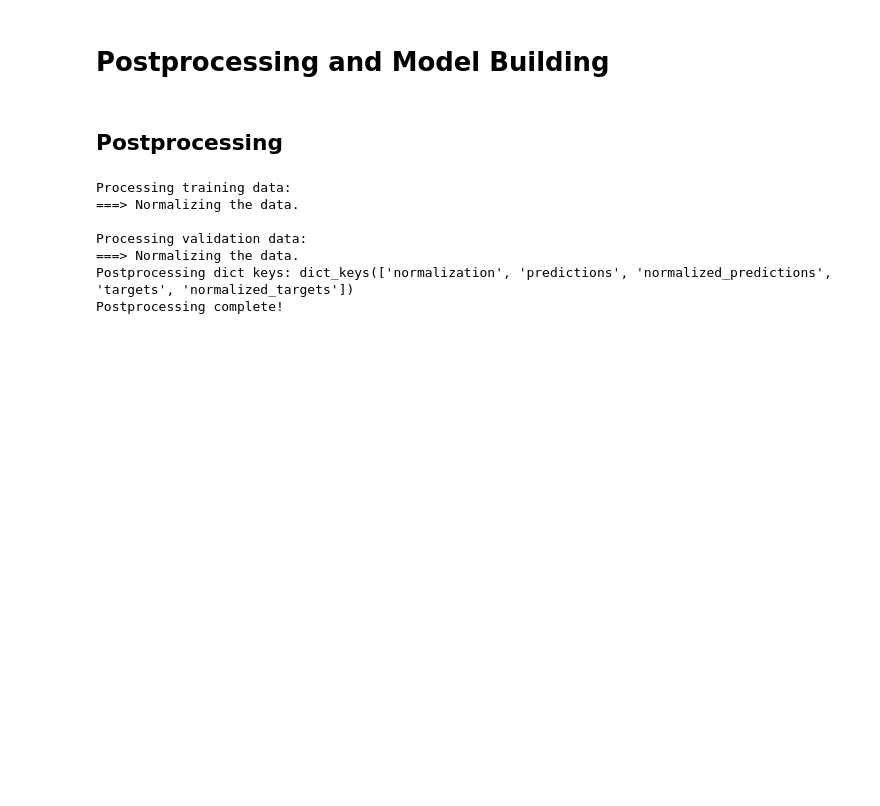
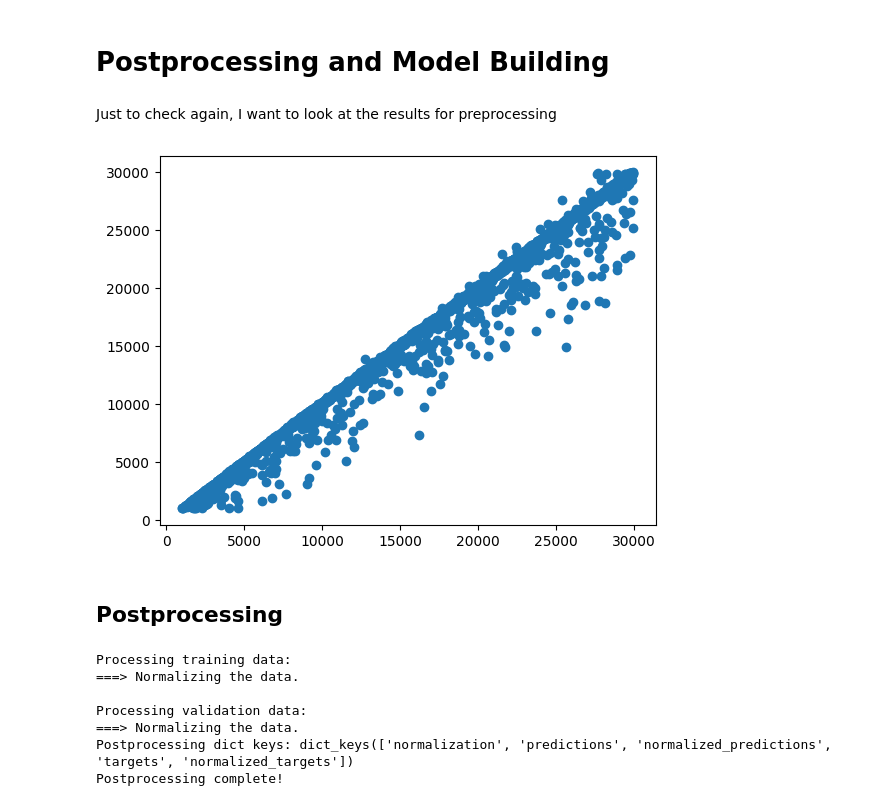
Before and after one commit to ak1376/Demographic_Inference, a Jupyter notebook: notebooks/running_remaining_rules.ipynb, the cells around one changed output. Drawn from its saved outputs; the diff is of its cells as text; code cells hidden in the pictures; blank space fills up the shorter version.

```diff
--- a/notebooks/running_remaining_rules.ipynb
+++ b/notebooks/running_remaining_rules.ipynb
@@ -50,3 +48,14 @@ os.environ['PYTHONPATH'] = '/sietch_colab/akapoor/Demographic_Inference:' + os.e
+# %% [markdown]
+Just to check again, I want to look at the results for preprocessing
+# %%
+with open('/projects/kernlab/akapoor/Demographic_Inference/split_isolation_model_dadi_analysis_True_moments_analysis_True_momentsLD_analysis_True_seed_42/sims/sims_pretrain_5000_sims_inference_1_seed_42_num_replicates_3_top_values_2/preprocessing_results_obj.pkl', 'rb') as f:
+    preproc = pickle.load(f)
+# %%
+import matplotlib.pyplot as plt
+plt.scatter(preproc['training']['predictions']['moments_rep1_Na'], preproc['training']['targets']['simulated_params_Na'])
+plt.show()
+# %% [output]
+[figure, added]
 # %% [markdown]
 ## Postprocessing
 # %%
```
Also changed, not shown: parts of 26 cells of this notebook, 8 other files.
